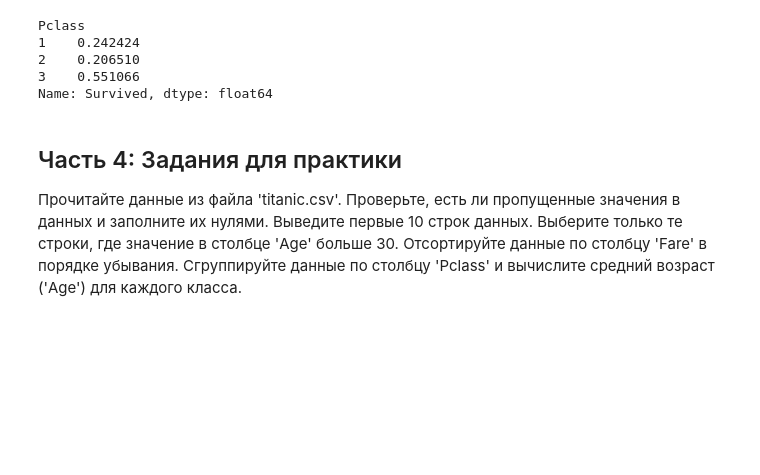
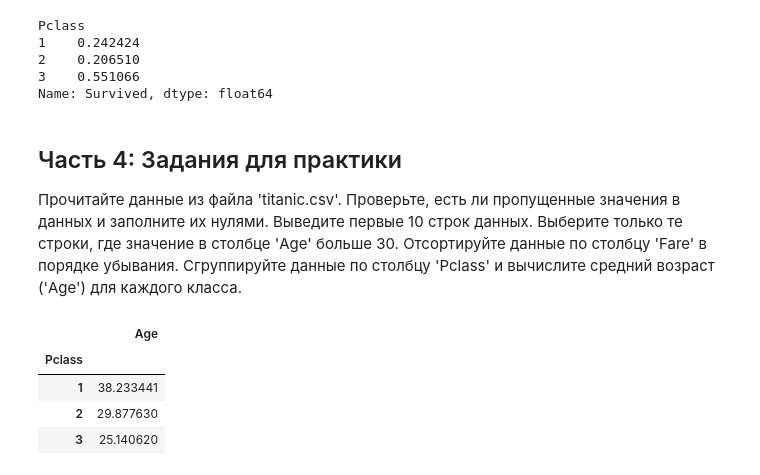
Before and after one commit to wad3s8/lab2, a Jupyter notebook: pandas.ipynb, the cells around one changed output. Cells and saved outputs as stored; diff of their text form; code cells hidden in the pictures; blank space fills up the shorter version.

```diff
--- a/pandas.ipynb
+++ b/pandas.ipynb
@@ -219,3 +219,17 @@ Name: Survived, dtype: float64
 Выберите только те строки, где значение в столбце 'Age' больше 30.
 Отсортируйте данные по столбцу 'Fare' в порядке убывания.
 Сгруппируйте данные по столбцу 'Pclass' и вычислите средний возраст ('Age') для каждого класса.
+# %%
+titanic = pd.read_csv('titanic.csv')
+titanic.isna()
+titanic.fillna(0)
+titanic.head(10)
+titanic[titanic['Age'] > 30]
+titanic.sort_values('Fare', ascending=False)
+titanic.groupby('Pclass')[['Age']].mean()
+# %% [output]
+|  | Age |
+| Pclass |  |
+| 1 | 38.233441 |
+| 2 | 29.877630 |
+| 3 | 25.140620 |
```
